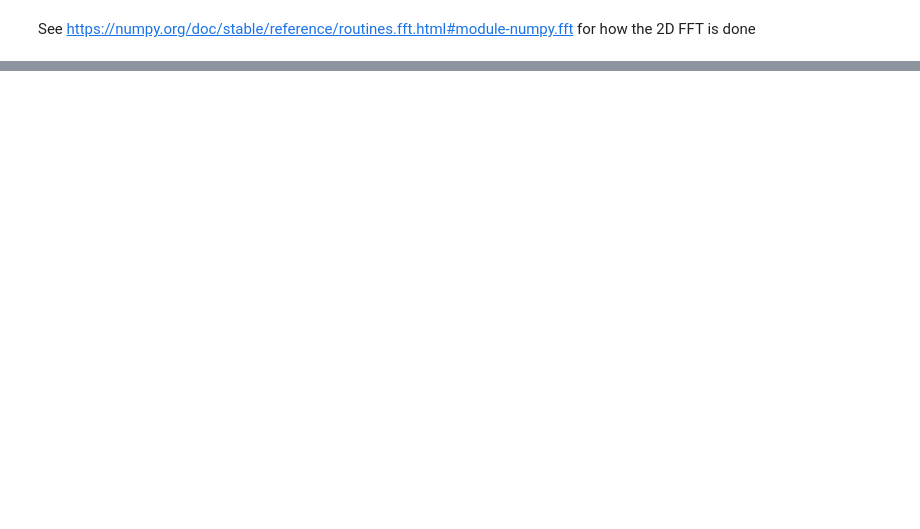
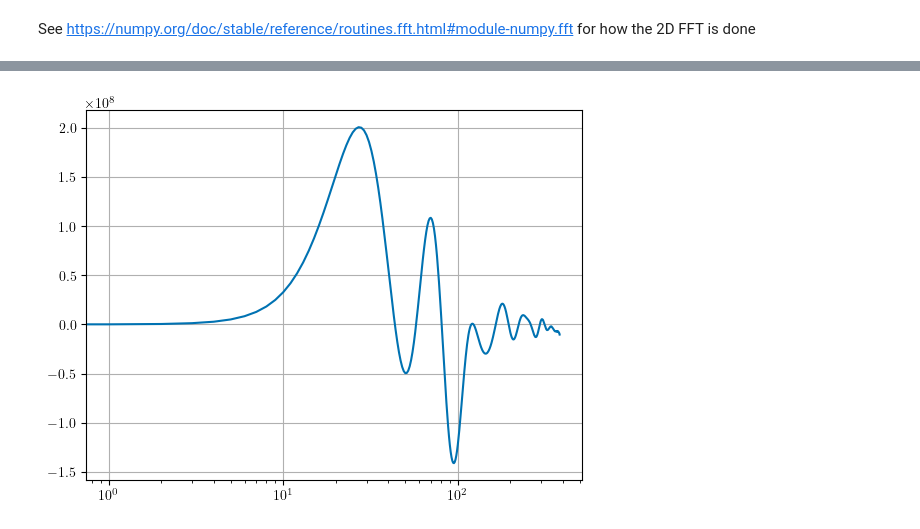
Before and after one commit to aqcheng/illustris_frb, a Jupyter notebook: notebooks/xcorr_flatsky.ipynb, the cells around one changed output, grey strips where cells are left out. Saved outputs shown, nothing was run; the diff lists cells and outputs as text; code cells hidden in the pictures; blank space fills up the shorter version.

```diff
--- a/notebooks/xcorr_flatsky.ipynb
+++ b/notebooks/xcorr_flatsky.ipynb
@@ -72,0 +150,6 @@ Text(0.5, 0, '$\\ell$')
+# %%
+nside=128
+datapath = f'/home/tnguser/frb_project/data/test_nside{nside}.hdf5'
+# %%
+df = pd.read_hdf(datapath)
+df
@@ -72,0 +170,25 @@ Text(0.5, 0, '$\\ell$')
+# %%
+def hp_cross_power_estimator(arr_a, arr_b, pixels, nside):
+    s2 = hp.nside2pixarea(nside)
+    fsky = s2*len(pixels)/(4*np.pi)
+    N = hp.nside2npix(nside)
+
+    a = np.zeros(N)
+    a[pixels] = arr_a/s2
+
+    b = np.zeros(N)
+    b[pixels] = arr_b/s2
+
+    alm_a = hp.sphtfunc.map2alm(a)
+    alm_b = hp.sphtfunc.map2alm(b)
+
+    return hp.sphtfunc.alm2cl(alm_a, alm_b) / fsky
+# %%
+delta_g = df['N_g']/df['N_g'].mean() - 1
+C_ls = hp_cross_power_estimator(df['DM'], delta_g, df.index, nside)
+# %%
+ls = np.arange(len(C_ls))
+plt.plot(ls, ls*C_ls)
+plt.xscale('log')
+# %% [output]
+[figure, added]
```
Also changed, not shown: parts of 13 cells of this notebook, 2 other files.
